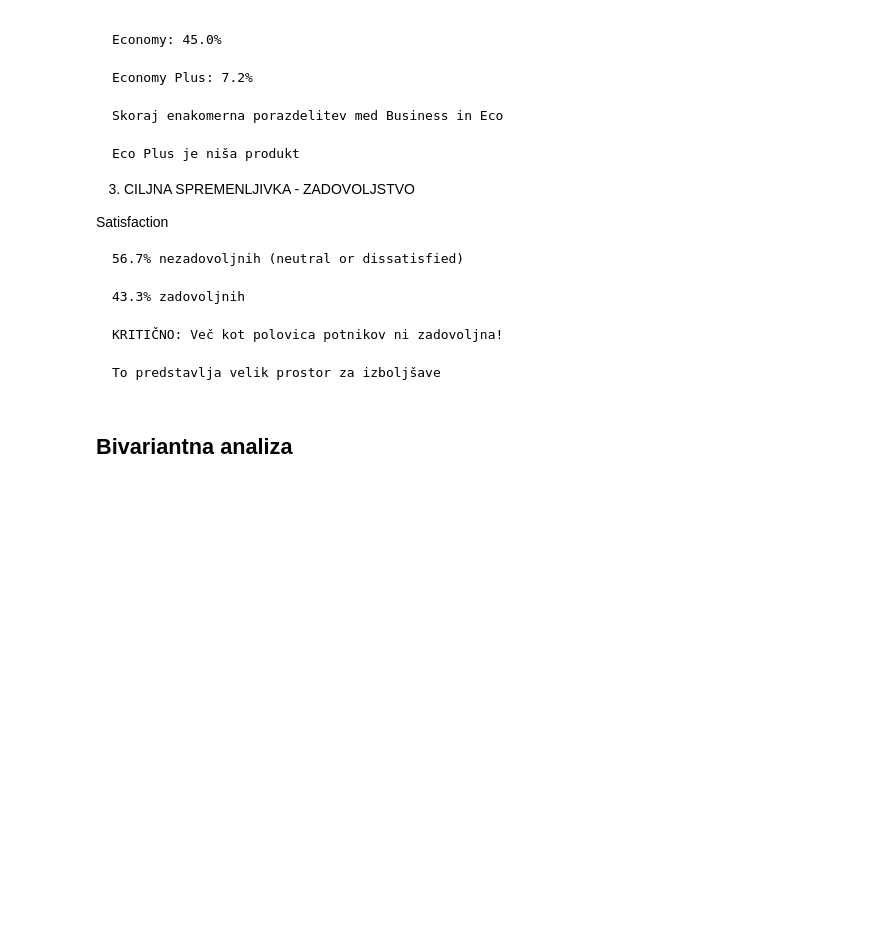
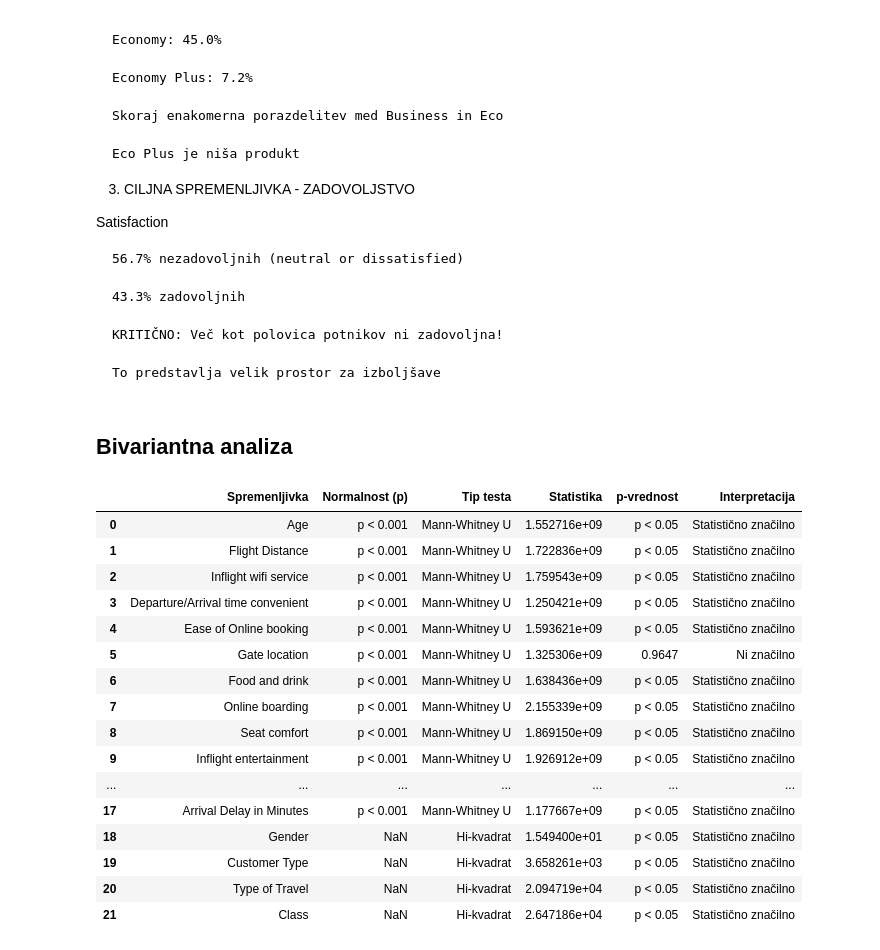
Before and after one commit to RokPorekar/VUVI-seminar-paper, a Jupyter notebook: report.ipynb, the cells around one changed output. Drawn from its saved outputs; the diff is of its cells as text; code cells hidden in the pictures; blank space fills up the shorter version.

Commit message:
dodana bivariantna analiza za klasifikacijo

```diff
--- a/report.ipynb
+++ b/report.ipynb
@@ -450,0 +482,88 @@ Satisfaction
+# %%
+# 1. ANALIZA ZA NUMERIČNE SPREMENLJIVKE (t-test)
+for col in numeric_cols:
+    # Priprava skupin
+    g_sat = df[df[target] == 'satisfied'][col].dropna()
+    g_unsat = df[df[target] != 'satisfied'][col].dropna()
+
+    # 1. Preverjanje normalnosti (zaradi velikega vzorca uporabimo D'Agostino-Pearson)
+    # Shapiro-Wilk ni zanesljiv nad 5000 vzorci
+    _, p_norm1 = normaltest(g_sat)
+    _, p_norm2 = normaltest(g_unsat)
+    is_normal = (p_norm1 > 0.001) and (p_norm2 > 0.001)
+
+    test_used = ""
+    p_val = 0
+    stat = 0
+
+    if not is_normal:
+        # Neparametrični test
+        stat, p_val = mannwhitneyu(g_sat, g_unsat)
+        test_used = "Mann-Whitney U"
+    else:
+        # 2. Preverjanje enakosti varianc (Levene)
+        _, p_levene = levene(g_sat, g_unsat)
+
+        if p_levene > 0.05:
+            stat, p_val = ttest_ind(g_sat, g_unsat, equal_var=True)
+            test_used = "Student t-test"
+        else:
+            stat, p_val = ttest_ind(g_sat, g_unsat, equal_var=False)
+            test_used = "Welch t-test"
+
+    bivariate_results.append({
+        'Spremenljivka': col,
+        'Normalnost (p)': f"{min(p_norm1, p_norm2):.4f}" if is_normal else "p < 0.001",
+        'Tip testa': test_used,
+        'Statistika': round(stat, 3),
+        'p-vrednost': round(p_val, 4) if p_val > 0.05 else "p < 0.05",
+        'Interpretacija': 'Statistično značilno' if p_val < 0.05 else 'Ni značilno'
+    })
+
+# 2. ANALIZA ZA KATEGORIČNE SPREMENLJIVKE (Hi-kvadrat)
+for col in categorical_cols:
+    contingency = pd.crosstab(df[col], df['satisfaction'])
+    # Izračun hi-kvadrat in pričakovanih frekvenc
+    chi2, p, dof, expected = stats.chi2_contingency(contingency)
+
+    # Preverjanje pogoja: vse pričakovane frekvence >= 5
+    min_expected = expected.min()
+
+    if min_expected < 5:
+        # Če je tabela 2x2, uporabimo Yatesovo korekcijo (v scipy je to correction=True)
+        # correction=True se privzeto izvaja pri chi2_contingency za 2x2 tabele
+        test_used = "Hi-kvadrat (Yates kor.)"
+        chi2, p, dof, expected = stats.chi2_contingency(contingency, correction=True)
+    else:
+        test_used = "Hi-kvadrat"
+        chi2, p, dof, expected = stats.chi2_contingency(contingency, correction=False)
+
+    bivariate_results.append({
+        'Spremenljivka': col,
+        'Tip testa': test_used,
+        'Statistika': round(chi2, 3),
+        'p-vrednost': round(p, 4) if p > 0.05 else "p < 0.05",
+        'Interpretacija': 'Statistično značilno' if p < 0.05 else 'Ni značilno'
+    })
+
+# Ustvarjanje skupne tabele
+bivariate_df = pd.DataFrame(bivariate_results)
+display(bivariate_df)
+# %% [output]
+|  | Spremenljivka | Normalnost (p) | Tip testa | Statistika | p-vrednost | Interpretacija |
+| 0 | Age | p < 0.001 | Mann-Whitney U | 1.552716e+09 | p < 0.05 | Statistično značilno |
+| 1 | Flight Distance | p < 0.001 | Mann-Whitney U | 1.722836e+09 | p < 0.05 | Statistično značilno |
+| 2 | Inflight wifi service | p < 0.001 | Mann-Whitney U | 1.759543e+09 | p < 0.05 | Statistično značilno |
+| 3 | Departure/Arrival time convenient | p < 0.001 | Mann-Whitney U | 1.250421e+09 | p < 0.05 | Statistično značilno |
+| 4 | Ease of Online booking | p < 0.001 | Mann-Whitney U | 1.593621e+09 | p < 0.05 | Statistično značilno |
+| 5 | Gate location | p < 0.001 | Mann-Whitney U | 1.325306e+09 | 0.9647 | Ni značilno |
+| 6 | Food and drink | p < 0.001 | Mann-Whitney U | 1.638436e+09 | p < 0.05 | Statistično značilno |
+| 7 | Online boarding | p < 0.001 | Mann-Whitney U | 2.155339e+09 | p < 0.05 | Statistično značilno |
+| 8 | Seat comfort | p < 0.001 | Mann-Whitney U | 1.869150e+09 | p < 0.05 | Statistično značilno |
+| 9 | Inflight entertainment | p < 0.001 | Mann-Whitney U | 1.926912e+09 | p < 0.05 | Statistično značilno |
+| ... | ... | ... | ... | ... | ... | ... |
+| 17 | Arrival Delay in Minutes | p < 0.001 | Mann-Whitney U | 1.177667e+09 | p < 0.05 | Statistično značilno |
+| 18 | Gender | NaN | Hi-kvadrat | 1.549400e+01 | p < 0.05 | Statistično značilno |
+| 19 | Customer Type | NaN | Hi-kvadrat | 3.658261e+03 | p < 0.05 | Statistično značilno |
+| 20 | Type of Travel | NaN | Hi-kvadrat | 2.094719e+04 | p < 0.05 | Statistično značilno |
+| 21 | Class | NaN | Hi-kvadrat | 2.647186e+04 | p < 0.05 | Statistično značilno |
```
Also changed, not shown: parts of 7 cells of this notebook.
